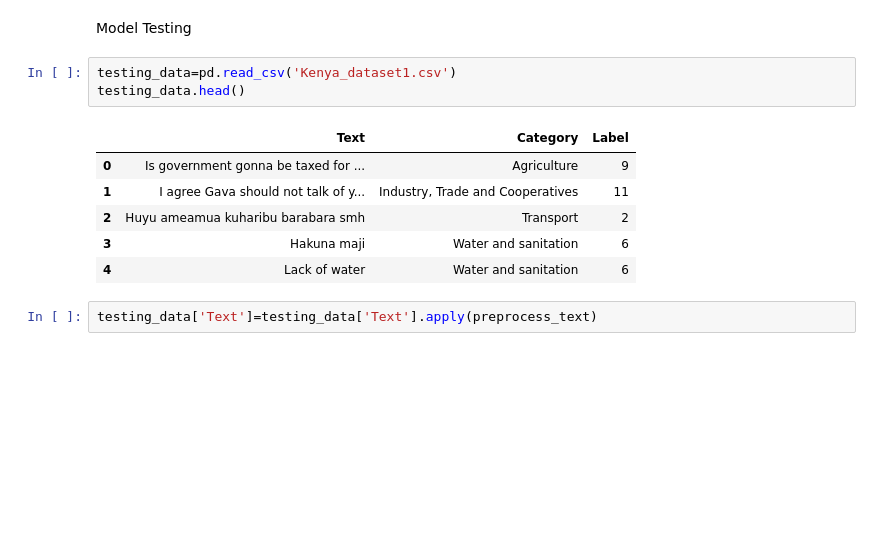
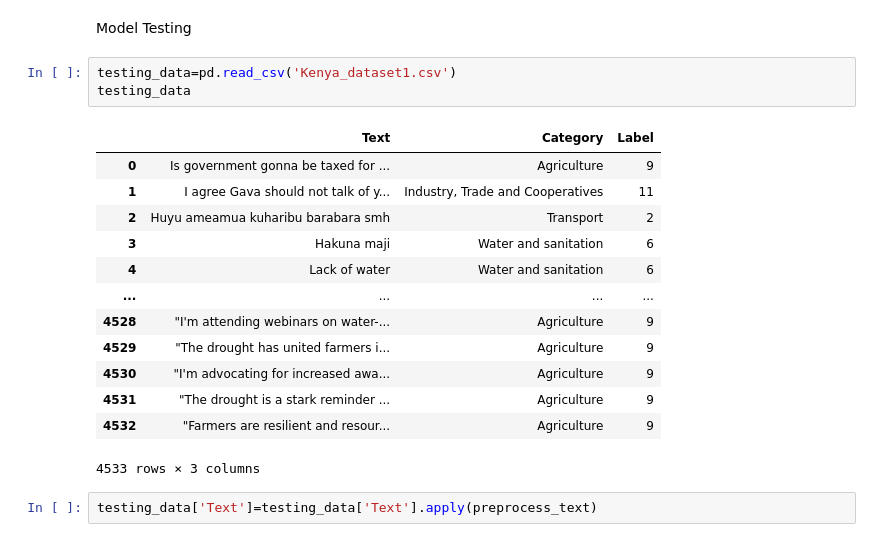
Before and after one commit to datakiptoo/County_Service-_Delivery, a Jupyter notebook: County_Residents.ipynb, the cells around one changed output. Cells and saved outputs as stored; diff of their text form; blank space fills up the shorter version.

```diff
--- a/County_Residents.ipynb
+++ b/County_Residents.ipynb
@@ -1102,14 +1102,21 @@ plt.show()
 Model Testing
 # %%
 testing_data=pd.read_csv('Kenya_dataset1.csv')
-testing_data.head()
+testing_data
 # %% [output]
 |  | Text | Category | Label |
 | 0 | Is government gonna be taxed for ... | Agriculture | 9 |
 | 1 | I agree Gava should not talk of y... | Industry, Trade and Cooperatives | 11 |
 | 2 | Huyu ameamua kuharibu barabara smh | Transport | 2 |
 | 3 | Hakuna maji | Water and sanitation | 6 |
 | 4 | Lack of water | Water and sanitation | 6 |
+| ... | ... | ... | ... |
+| 4528 | "I'm attending webinars on water-... | Agriculture | 9 |
+| 4529 | "The drought has united farmers i... | Agriculture | 9 |
+| 4530 | "I'm advocating for increased awa... | Agriculture | 9 |
+| 4531 | "The drought is a stark reminder ... | Agriculture | 9 |
+| 4532 | "Farmers are resilient and resour... | Agriculture | 9 |
+4533 rows × 3 columns
 # %%
 testing_data['Text']=testing_data['Text'].apply(preprocess_text)
 # %%
```
Also changed, not shown: parts of 7 cells of this notebook.
